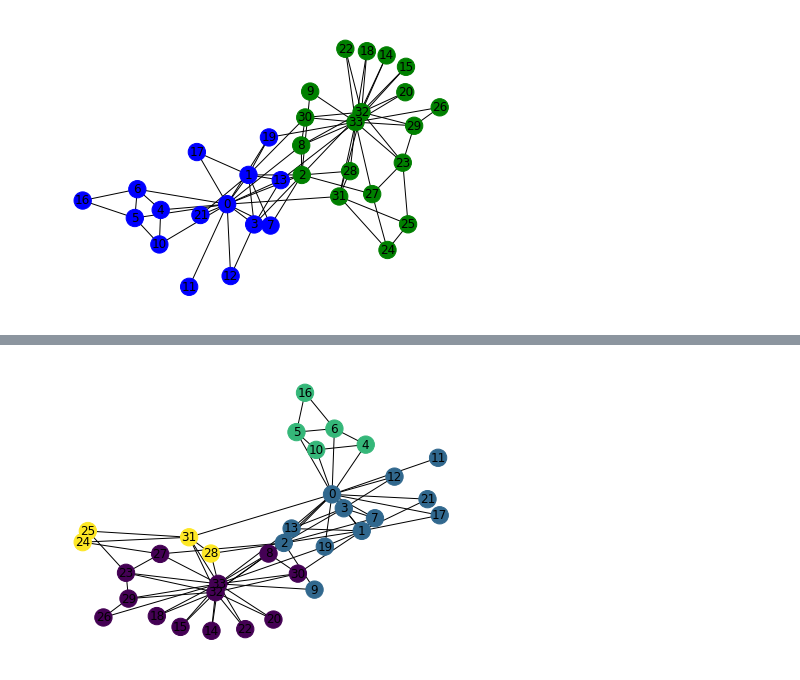
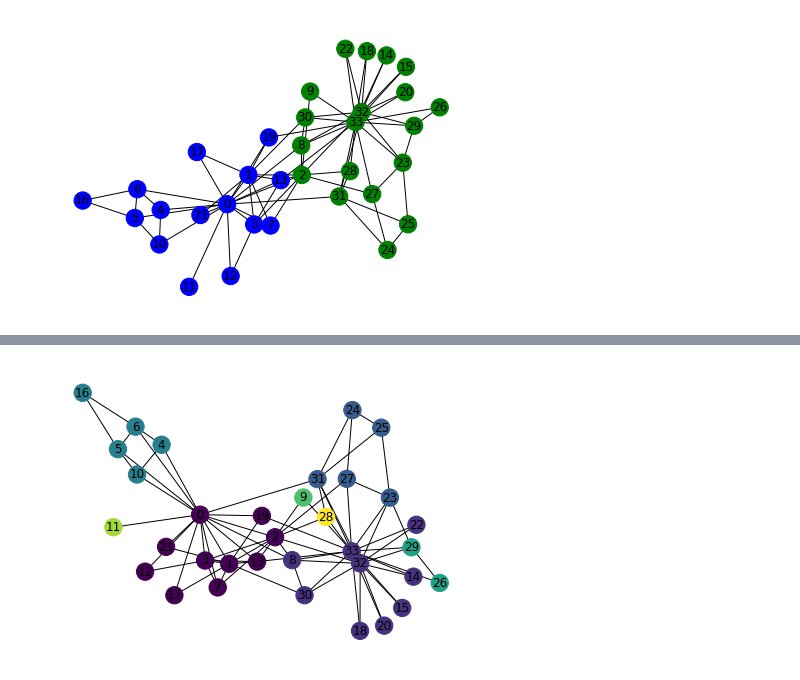
Before and after one commit to sajjadGG/Community-Detection-Task, a Jupyter notebook: Explore.ipynb, the cells around one changed output, grey strips where cells are left out. Drawn from its saved outputs; the diff is of its cells as text; code cells hidden in the pictures.

```diff
--- a/Explore.ipynb
+++ b/Explore.ipynb
@@ -22,12 +22,12 @@ communities = girvan_newman(G)
 [[0, 1, 3, 4, 5, 6, 7, 10, 11, 12, 13, 16, 17, 19, 21], [2, 8, 9, 14, 15, 18, 20, 22, 23, 24, 25, 26, 27, 28, 29, 30, 31, 32, 33]]
 [figure]
 # %%
-def draw_graph_com(G,coms,colors=None):
+def draw_graph_com(G,coms,colors=None,fig_size=(8,8)):
 
     color_map = {} # map vertex to community to be used as color map
     for i,com in enumerate(coms):
         for v in com:
             color_map[v] = i
-
+    plt.figure(figsize=fig_size)
     nx.draw(G,cmap=plt.get_cmap('viridis'),node_color=[color_map[v] for v in G.nodes],with_labels=True)
     plt.show()
@@ -37,4 +50,7 @@ coms = algorithms.louvain(G,weight='weight',resolution=1.,randomize=False)
-# %%
-draw_graph_com(G,coms.communities)
-# %% [output]
-[figure, removed]
+# %%
+G = nx.karate_club_graph()
+coms = algorithms.surprise_communities(G)
+
+draw_graph_com(G,coms.communities)
+# %% [output]
+[figure, added]
```
Also changed, not shown: parts of 21 cells of this notebook, 1 other file.
